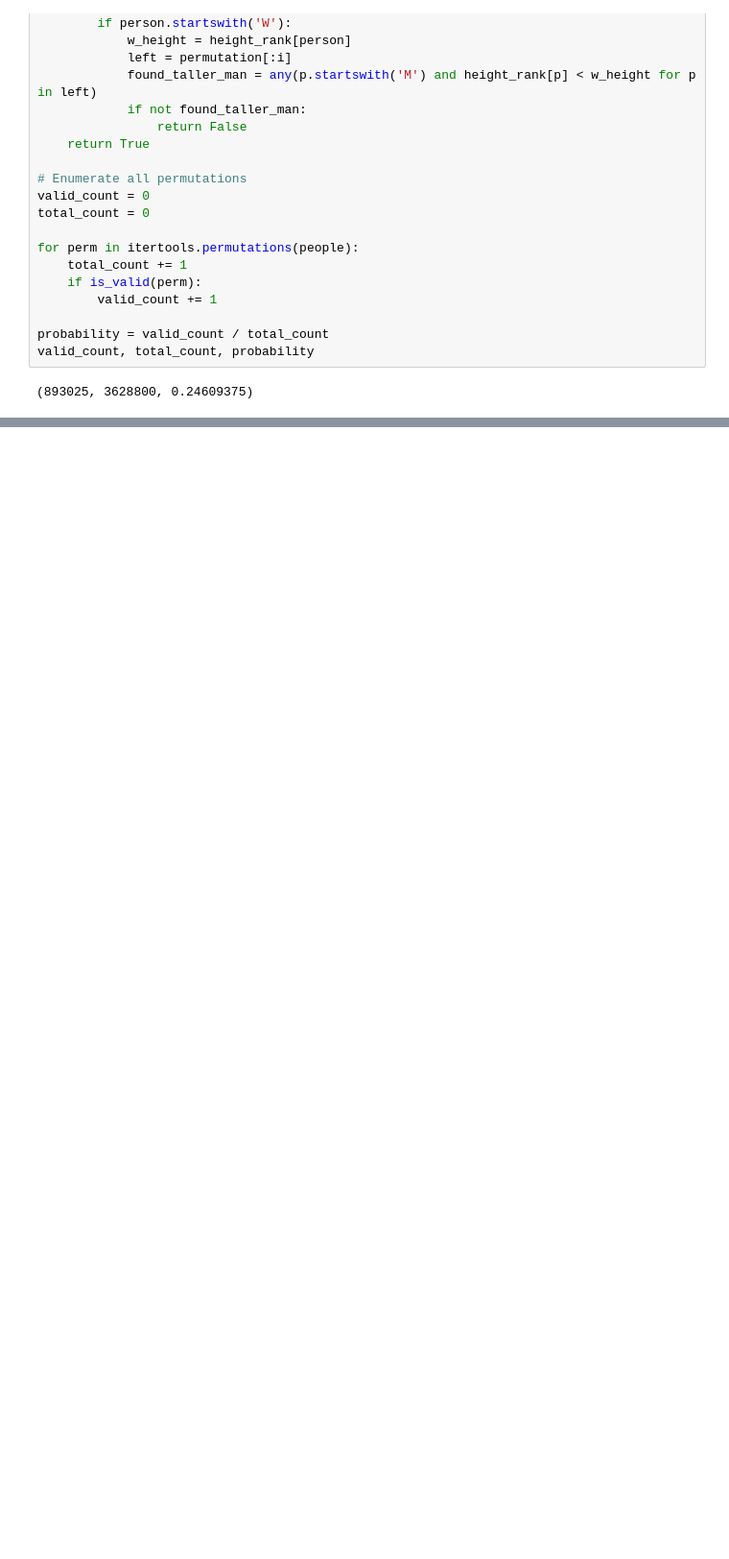
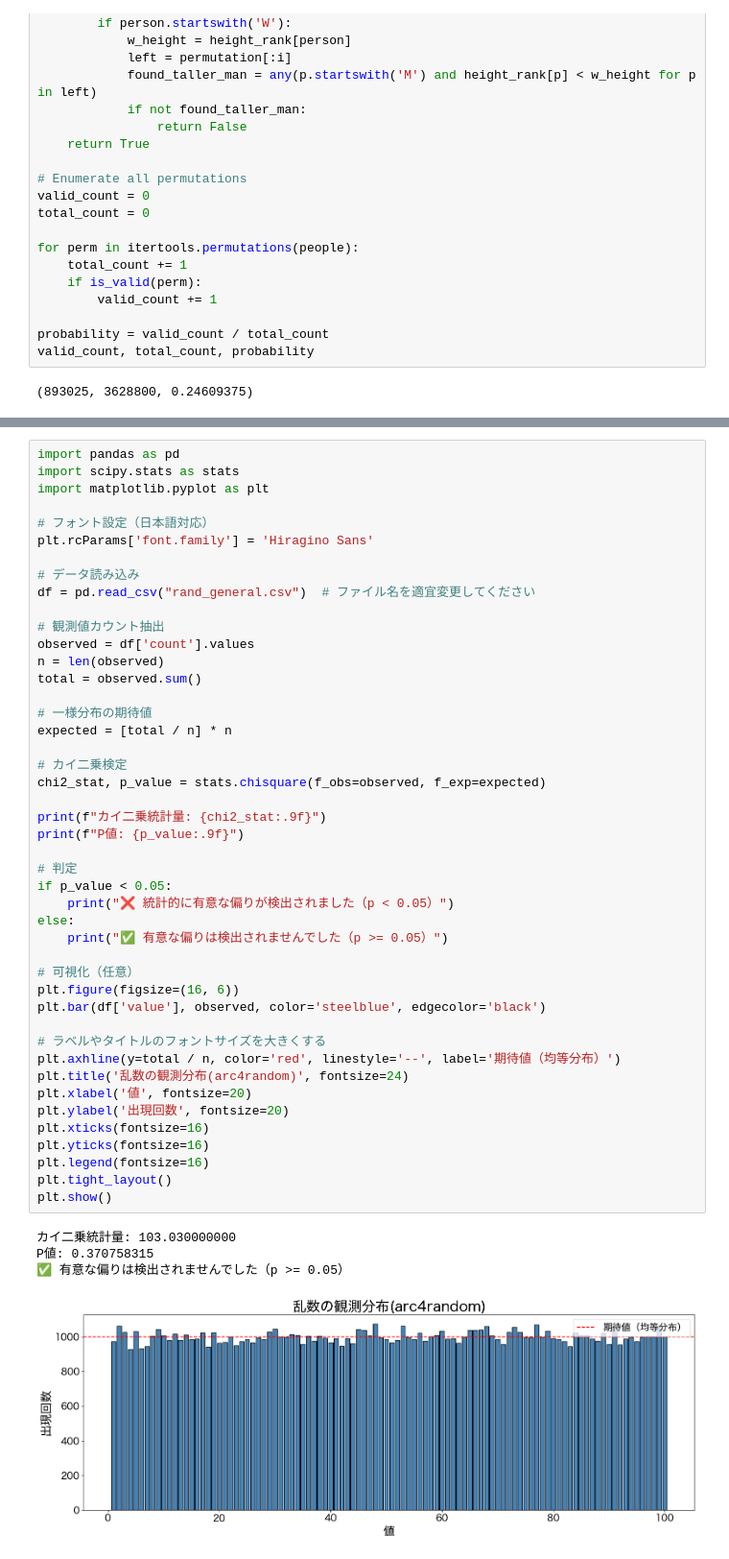
Before and after one commit to SorataBaka/kosen-5, a Jupyter notebook: random-simulation/plot.ipynb, the cells around one changed output, grey strips where cells are left out. Shown at 96% size. Drawn from its saved outputs; the diff is of its cells as text; blank space fills up the shorter version.

```diff
--- a/random-simulation/plot.ipynb
+++ b/random-simulation/plot.ipynb
@@ -601,0 +629,50 @@ valid_count, total_count, probability
+# %%
+import pandas as pd
+import scipy.stats as stats
+import matplotlib.pyplot as plt
+
+# フォント設定（日本語対応）
+plt.rcParams['font.family'] = 'Hiragino Sans'
+
+# データ読み込み
+df = pd.read_csv("rand_general.csv")  # ファイル名を適宜変更してください
+
+# 観測値カウント抽出
+observed = df['count'].values
+n = len(observed)
+total = observed.sum()
+
+# 一様分布の期待値
+expected = [total / n] * n
+
+# カイ二乗検定
+chi2_stat, p_value = stats.chisquare(f_obs=observed, f_exp=expected)
+
+print(f"カイ二乗統計量: {chi2_stat:.9f}")
+print(f"P値: {p_value:.9f}")
+
+# 判定
+if p_value < 0.05:
+    print("❌ 統計的に有意な偏りが検出されました（p < 0.05）")
+else:
+    print("✅ 有意な偏りは検出されませんでした（p >= 0.05）")
+
+# 可視化（任意）
+plt.figure(figsize=(16, 6))
+plt.bar(df['value'], observed, color='steelblue', edgecolor='black')
+
+# ラベルやタイトルのフォントサイズを大きくする
+plt.axhline(y=total / n, color='red', linestyle='--', label='期待値（均等分布）')
+plt.title('乱数の観測分布(arc4random)', fontsize=24)
+plt.xlabel('値', fontsize=20)
+plt.ylabel('出現回数', fontsize=20)
+plt.xticks(fontsize=16)
+plt.yticks(fontsize=16)
+plt.legend(fontsize=16)
+plt.tight_layout()
+plt.show()
+# %% [output]
+カイ二乗統計量: 103.030000000
+P値: 0.370758315
+✅ 有意な偏りは検出されませんでした（p >= 0.05）
+[figure, added]
```
Also changed, not shown: parts of 4 cells of this notebook, 13 other files.
